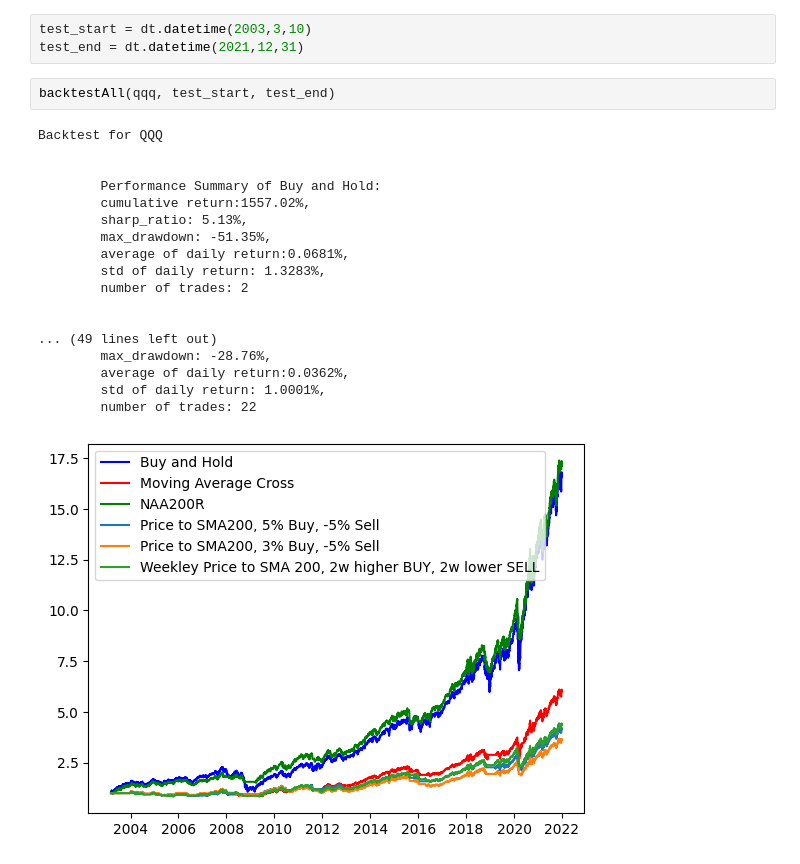
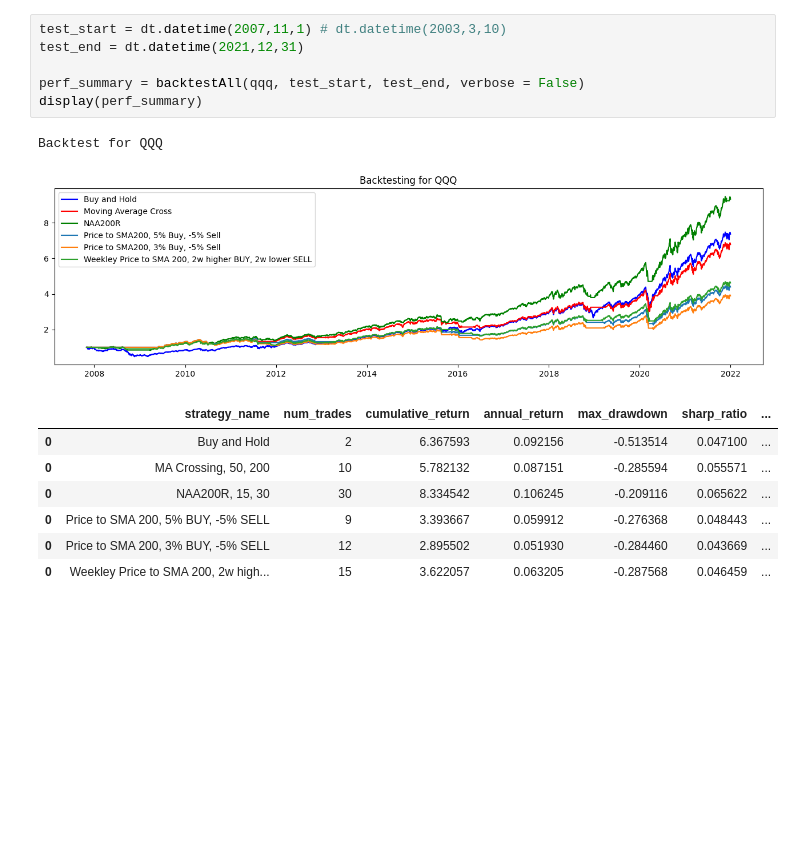
Before and after one commit to sylviawusyl/backtesting, a Jupyter notebook: Ab_test.ipynb, the cells around one changed output. Saved outputs shown, nothing was run; the diff lists cells and outputs as text; blank space fills up the shorter version.

```diff
--- a/Ab_test.ipynb
+++ b/Ab_test.ipynb
@@ -100,25 +94,17 @@ def backtestAll(ticker:ab.StockData,test_start:dt.datetime,test_end:dt.datetime)
 # %%
-test_start = dt.datetime(2003,3,10)
+test_start = dt.datetime(2007,11,1) # dt.datetime(2003,3,10)
 test_end = dt.datetime(2021,12,31)
+
+perf_summary = backtestAll(qqq, test_start, test_end, verbose = False)
+display(perf_summary)
+# %% [output]
+Backtest for QQQ
+[figure, added]
+|  | strategy_name | num_trades | cumulative_return | annual_return | max_drawdown | sharp_ratio | ... |
+| 0 | Buy and Hold | 2 | 6.367593 | 0.092156 | -0.513514 | 0.047100 | ... |
+| 0 | MA Crossing, 50, 200 | 10 | 5.782132 | 0.087151 | -0.285594 | 0.055571 | ... |
+| 0 | NAA200R, 15, 30 | 30 | 8.334542 | 0.106245 | -0.209116 | 0.065622 | ... |
+| 0 | Price to SMA 200, 5% BUY, -5% SELL | 9 | 3.393667 | 0.059912 | -0.276368 | 0.048443 | ... |
+| 0 | Price to SMA 200, 3% BUY, -5% SELL | 12 | 2.895502 | 0.051930 | -0.284460 | 0.043669 | ... |
+| 0 | Weekley Price to SMA 200, 2w high... | 15 | 3.622057 | 0.063205 | -0.287568 | 0.046459 | ... |
-# %%
-backtestAll(qqq, test_start, test_end)
-# %% [output]
-Backtest for QQQ
-
-
-        Performance Summary of Buy and Hold:
-        cumulative return:1557.02%,
-        sharp_ratio: 5.13%,
-        max_drawdown: -51.35%,
-        average of daily return:0.0681%,
-        std of daily return: 1.3283%,
-        number of trades: 2
-
-
-... (49 lines left out)
-        max_drawdown: -28.76%,
-        average of daily return:0.0362%,
-        std of daily return: 1.0001%,
-        number of trades: 22
-[figure, removed]
 # %%
```
Also changed, not shown: parts of 26 cells of this notebook.
